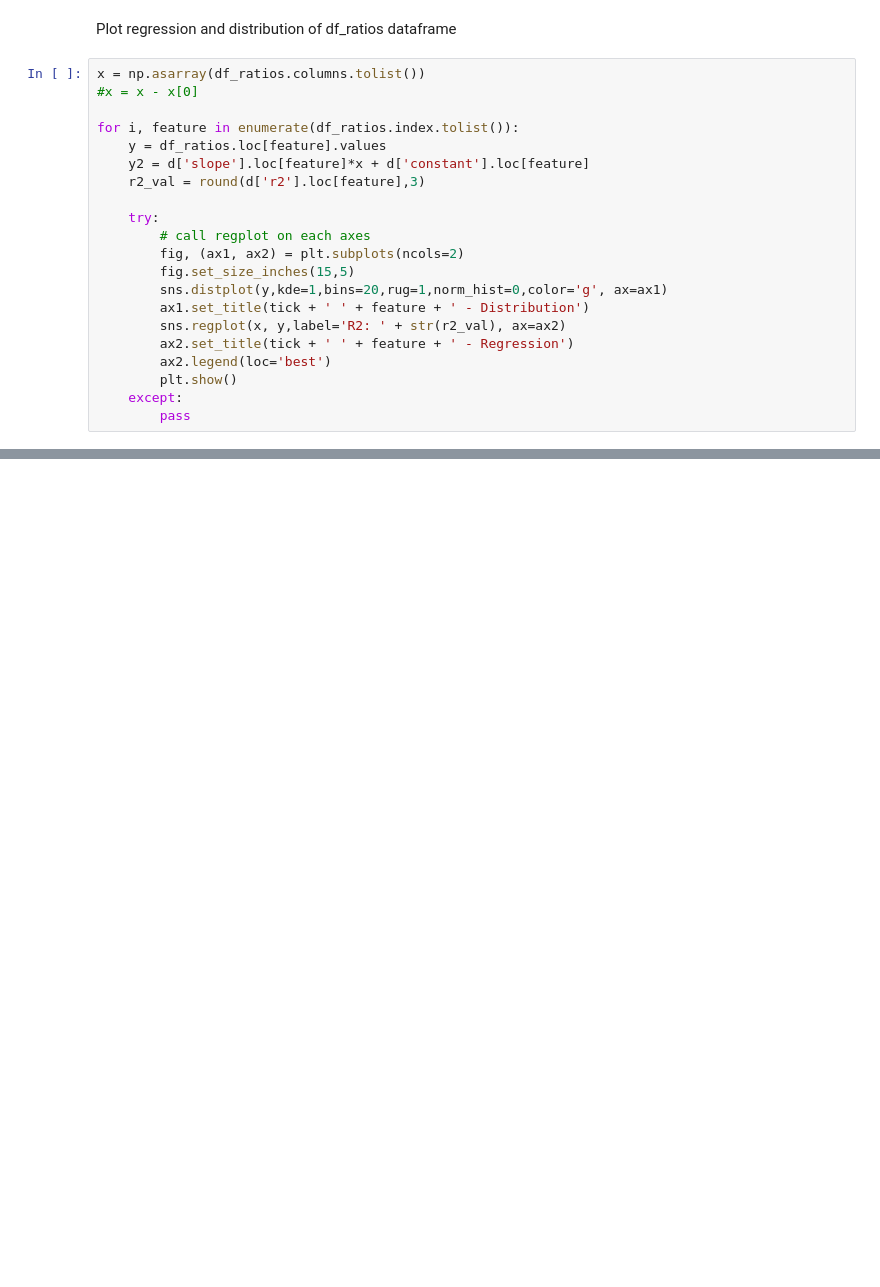
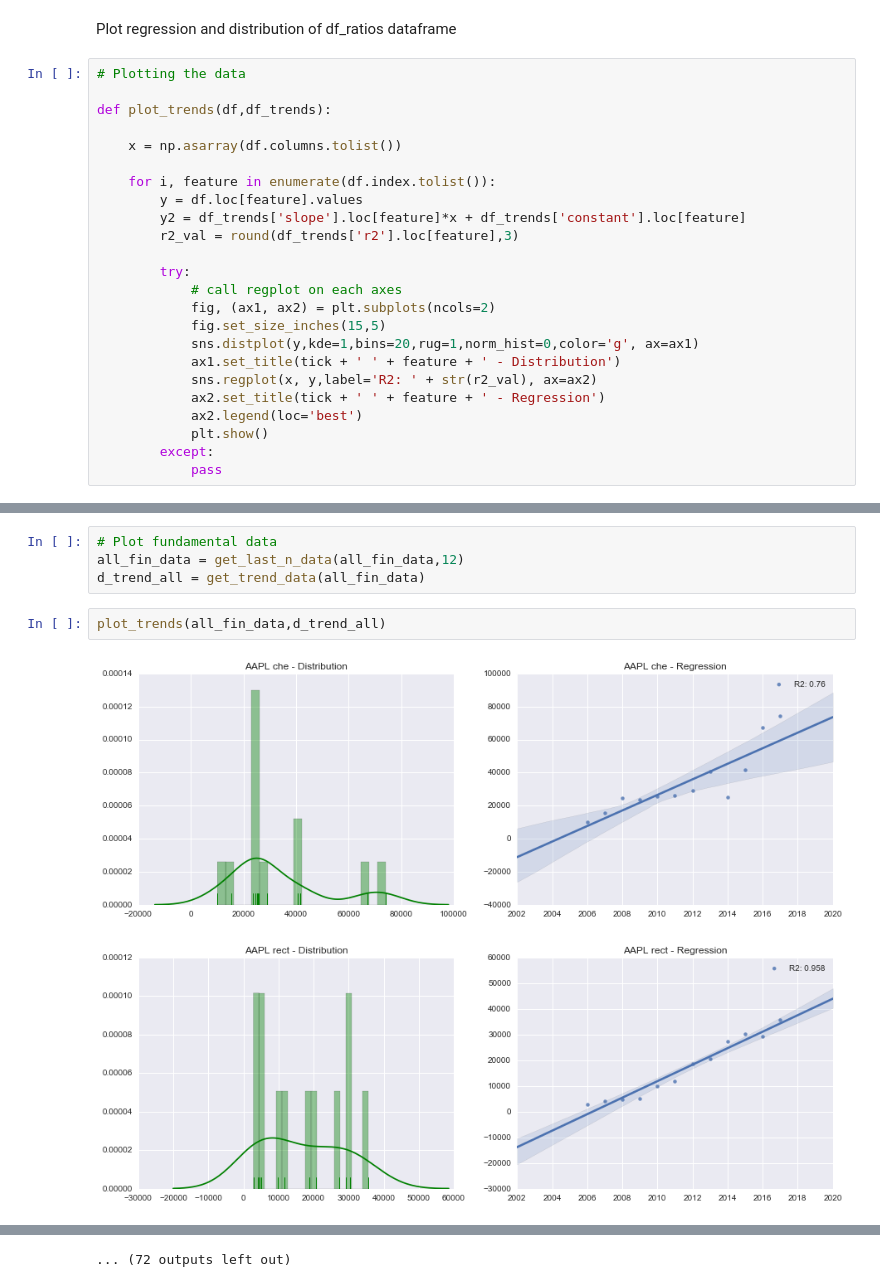
Before and after one commit to qiranli/ml_fa, a Jupyter notebook: EDA/EDA.ipynb, the cells around one changed output, grey strips where cells are left out. Cells and saved outputs as stored; diff of their text form; blank space fills up the shorter version.

Commit message:
Updated EDA notebook. Added plot function

```diff
--- a/EDA/EDA.ipynb
+++ b/EDA/EDA.ipynb
@@ -79,23 +88,26 @@ df_ratios.head()
 # %% [markdown]
 Plot regression and distribution of df_ratios dataframe
 # %%
-x = np.asarray(df_ratios.columns.tolist())
-#x = x - x[0]
+# Plotting the data
 
-for i, feature in enumerate(df_ratios.index.tolist()):
-    y = df_ratios.loc[feature].values
-    y2 = d['slope'].loc[feature]*x + d['constant'].loc[feature]
-    r2_val = round(d['r2'].loc[feature],3)
+def plot_trends(df,df_trends):
 
-    try:
-        # call regplot on each axes
-        fig, (ax1, ax2) = plt.subplots(ncols=2)
-        fig.set_size_inches(15,5)
-        sns.distplot(y,kde=1,bins=20,rug=1,norm_hist=0,color='g', ax=ax1)
-        ax1.set_title(tick + ' ' + feature + ' - Distribution')
-        sns.regplot(x, y,label='R2: ' + str(r2_val), ax=ax2)
-        ax2.set_title(tick + ' ' + feature + ' - Regression')
-        ax2.legend(loc='best')
-        plt.show()
-    except:
-        pass
+    x = np.asarray(df.columns.tolist())
+
+    for i, feature in enumerate(df.index.tolist()):
+        y = df.loc[feature].values
+        y2 = df_trends['slope'].loc[feature]*x + df_trends['constant'].loc[feature]
+        r2_val = round(df_trends['r2'].loc[feature],3)
+
+        try:
+            # call regplot on each axes
+            fig, (ax1, ax2) = plt.subplots(ncols=2)
+            fig.set_size_inches(15,5)
+            sns.distplot(y,kde=1,bins=20,rug=1,norm_hist=0,color='g', ax=ax1)
+            ax1.set_title(tick + ' ' + feature + ' - Distribution')
+            sns.regplot(x, y,label='R2: ' + str(r2_val), ax=ax2)
+            ax2.set_title(tick + ' ' + feature + ' - Regression')
+            ax2.legend(loc='best')
+            plt.show()
+        except:
+            pass
@@ -115,0 +116,9 @@ for i, feature in enumerate(df_ratios.index.tolist()):
+# %%
+# Plot fundamental data
+all_fin_data = get_last_n_data(all_fin_data,12)
+d_trend_all = get_trend_data(all_fin_data)
+# %%
+plot_trends(all_fin_data,d_trend_all)
+# %% [output]
+[figure, added]
+[figure, added]
@@ -115,0 +135 @@ for i, feature in enumerate(df_ratios.index.tolist()):
+... (72 outputs left out)
```
Also changed, not shown: parts of 8 cells of this notebook.
